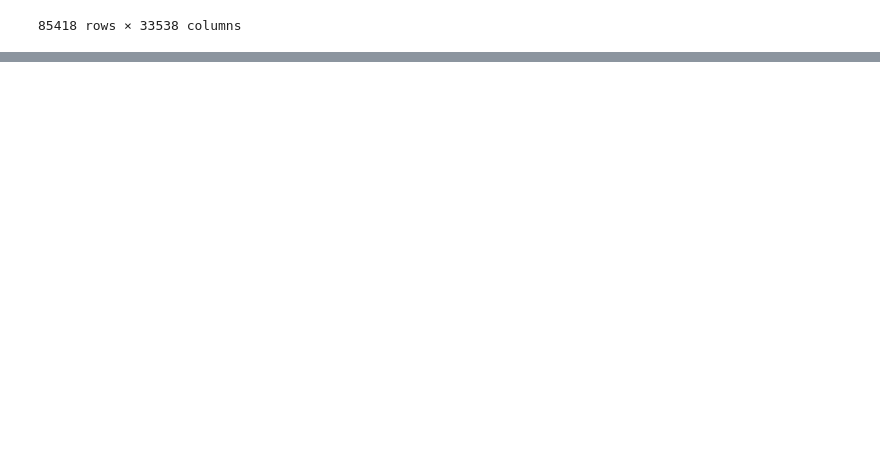
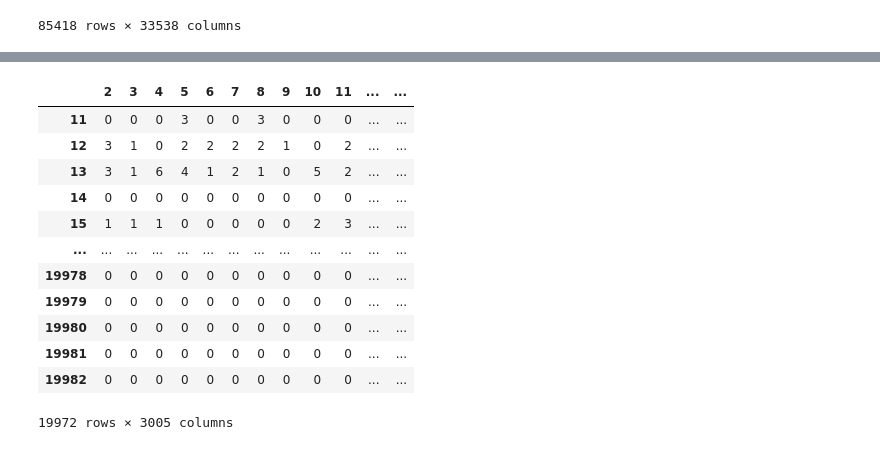
Before and after one commit to Neermita18/Spatial_gene_enhancement_bio_intern, a Jupyter notebook: scRNA+spatial_data.ipynb, the cells around one changed output, grey strips where cells are left out. Drawn from its saved outputs; the diff is of its cells as text; code cells hidden in the pictures; blank space fills up the shorter version.

```diff
--- a/scRNA+spatial_data.ipynb
+++ b/scRNA+spatial_data.ipynb
@@ -778,0 +927,18 @@ counts
+# %%
+counts_rs=cells.iloc[11:, 2:]
+# %%
+counts_rs
+# %% [output]
+|  | 2 | 3 | 4 | 5 | 6 | 7 | 8 | 9 | 10 | 11 | ... | ... |
+| 11 | 0 | 0 | 0 | 3 | 0 | 0 | 3 | 0 | 0 | 0 | ... | ... |
+| 12 | 3 | 1 | 0 | 2 | 2 | 2 | 2 | 1 | 0 | 2 | ... | ... |
+| 13 | 3 | 1 | 6 | 4 | 1 | 2 | 1 | 0 | 5 | 2 | ... | ... |
+| 14 | 0 | 0 | 0 | 0 | 0 | 0 | 0 | 0 | 0 | 0 | ... | ... |
+| 15 | 1 | 1 | 1 | 0 | 0 | 0 | 0 | 0 | 2 | 3 | ... | ... |
+| ... | ... | ... | ... | ... | ... | ... | ... | ... | ... | ... | ... | ... |
+| 19978 | 0 | 0 | 0 | 0 | 0 | 0 | 0 | 0 | 0 | 0 | ... | ... |
+| 19979 | 0 | 0 | 0 | 0 | 0 | 0 | 0 | 0 | 0 | 0 | ... | ... |
+| 19980 | 0 | 0 | 0 | 0 | 0 | 0 | 0 | 0 | 0 | 0 | ... | ... |
+| 19981 | 0 | 0 | 0 | 0 | 0 | 0 | 0 | 0 | 0 | 0 | ... | ... |
+| 19982 | 0 | 0 | 0 | 0 | 0 | 0 | 0 | 0 | 0 | 0 | ... | ... |
+19972 rows × 3005 columns
```
Also changed, not shown: parts of 23 cells of this notebook.
